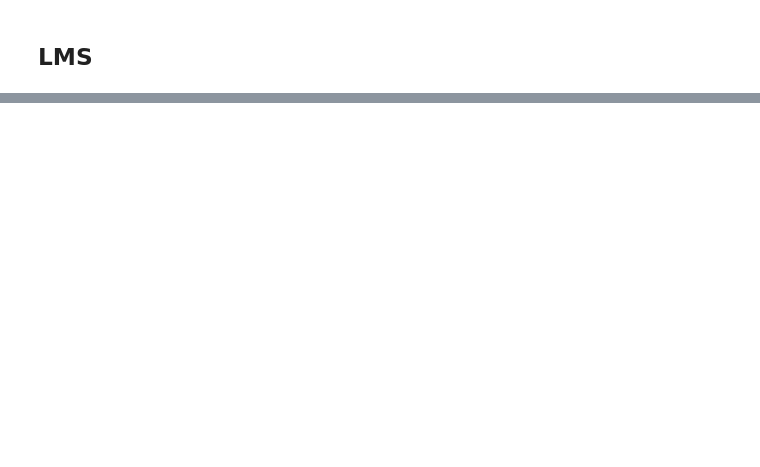
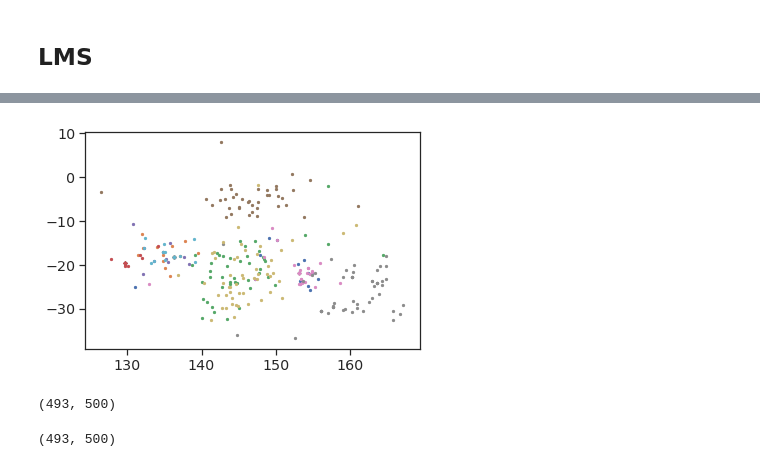
Before and after one commit to bsorsch-zz/expander_RNN, a Jupyter notebook: Recurrent expander.ipynb, the cells around one changed output, grey strips where cells are left out. Drawn from its saved outputs; the diff is of its cells as text; code cells hidden in the pictures; blank space fills up the shorter version.

```diff
--- a/Recurrent expander.ipynb
+++ b/Recurrent expander.ipynb
@@ -558,0 +562,24 @@ for trial in tqdm(range(n_trials)):
+# %%
+zs_all = []
+hs_all = []
+fs_all = []
+bs_all = []
+for i in range(10):
+    amp = random.choice(amps)
+    us,fs = construct_input(amp,delays[i])
+    fs_all.append(fs)
+    zs = []
+    hs = []
+    bs = []
+    for u,f in zip(us,fs):
+        # Run RNN
+        a,h,b,z = RNN_step(a,h,u,z,w_out,wh,dtdivtau)
+        bs.append(b)
+        zs.append(z)
+        hs.append(h)
+    zs = np.stack(zs)
+    hs = np.stack(hs)
+    bs = np.stack(bs)
+    zs_all.append(zs)
+    hs_all.append(hs)
+    bs_all.append(bs)
@@ -558,0 +592,9 @@ for trial in tqdm(range(n_trials)):
+# %%
+for b in b_embed:
+    plt.scatter(b[10:,0],b[10:,1],s=5)
+# %% [output]
+[figure, added]
+# %%
+np.vstack(hs_all).shape
+# %% [output]
+(493, 500)
@@ -558,0 +603,4 @@ for trial in tqdm(range(n_trials)):
+# %%
+V.shape
+# %% [output]
+(493, 500)
```
Also changed, not shown: parts of 49 cells of this notebook.
